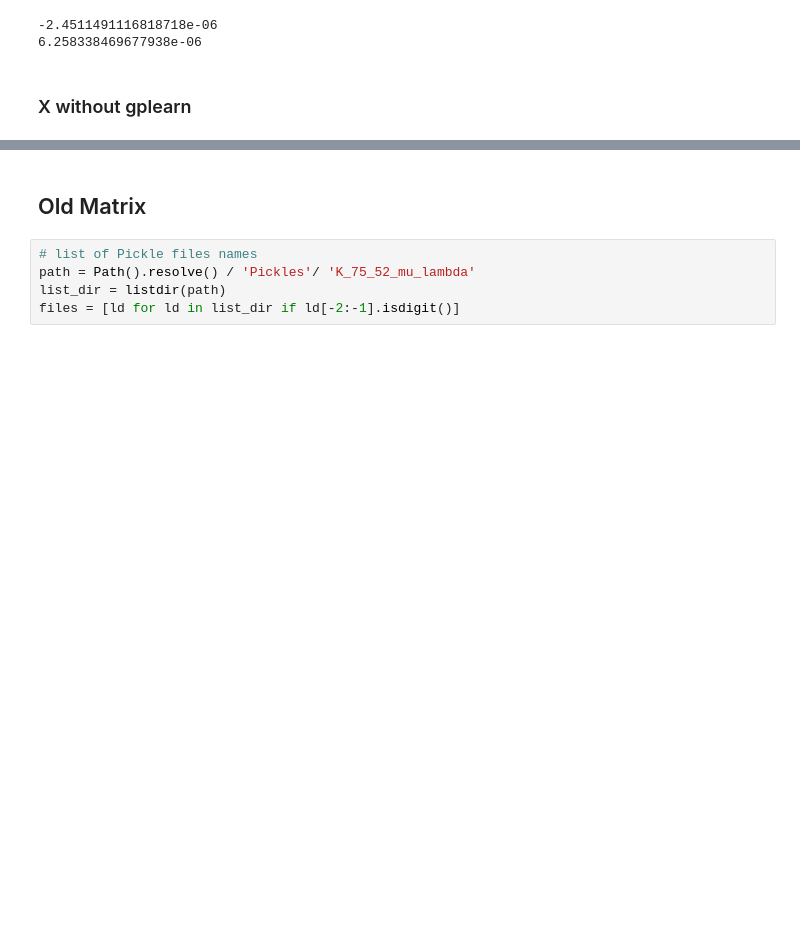
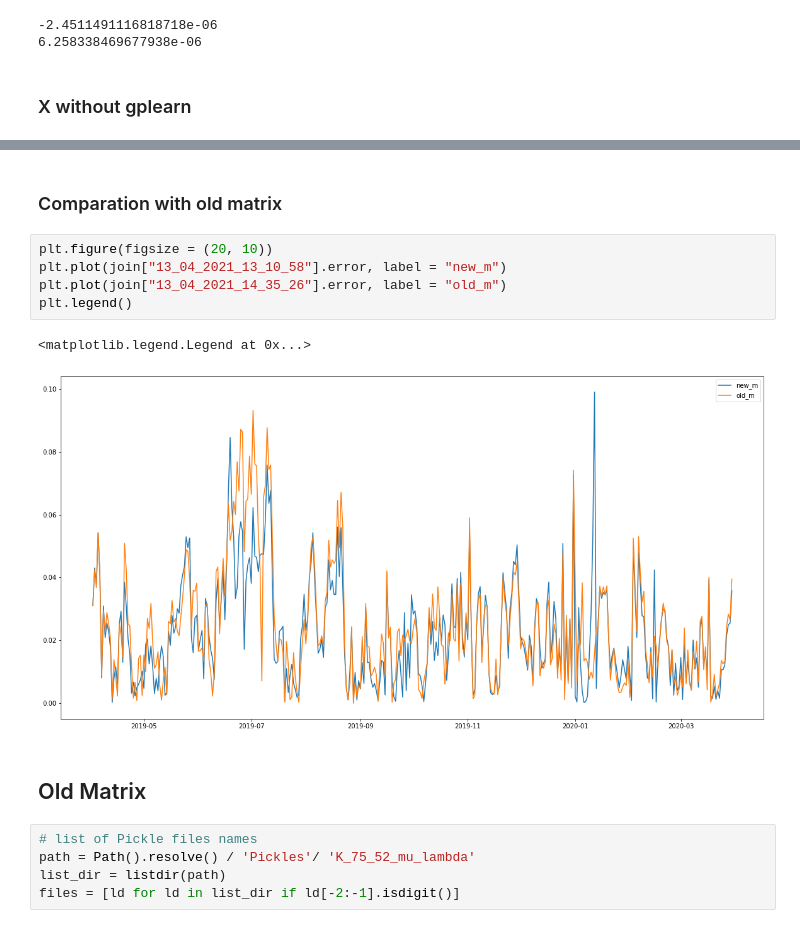
Before and after one commit to Gegori1/SVM, a Jupyter notebook: SVR/Libraries_prediction/prueba_iterative_52.ipynb, the cells around one changed output, grey strips where cells are left out. Cells and saved outputs as stored; diff of their text form; blank space fills up the shorter version.

```diff
--- a/SVR/Libraries_prediction/prueba_iterative_52.ipynb
+++ b/SVR/Libraries_prediction/prueba_iterative_52.ipynb
@@ -187,3 +198,13 @@ join[""][["real", "predict"]].iplot(title = f"MAPE: {mape3:.2f}", xTitle = "date
+# %% [markdown]
+### Comparation with old matrix
+# %%
+plt.figure(figsize = (20, 10))
+plt.plot(join["13_04_2021_13_10_58"].error, label = "new_m")
+plt.plot(join["13_04_2021_14_35_26"].error, label = "old_m")
+plt.legend()
+# %% [output]
+<matplotlib.legend.Legend at 0x...>
+[figure, added]
 # %% [markdown]
 ## Old Matrix
 # %%
```
Also changed, not shown: parts of 7 cells of this notebook.
